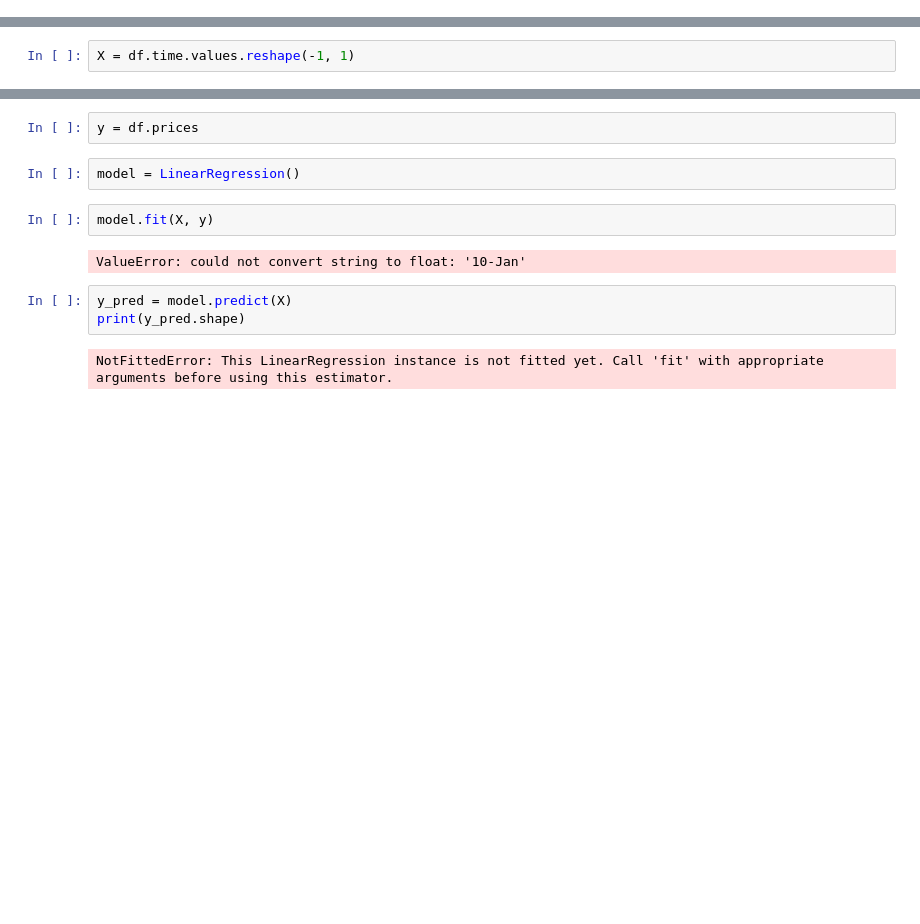
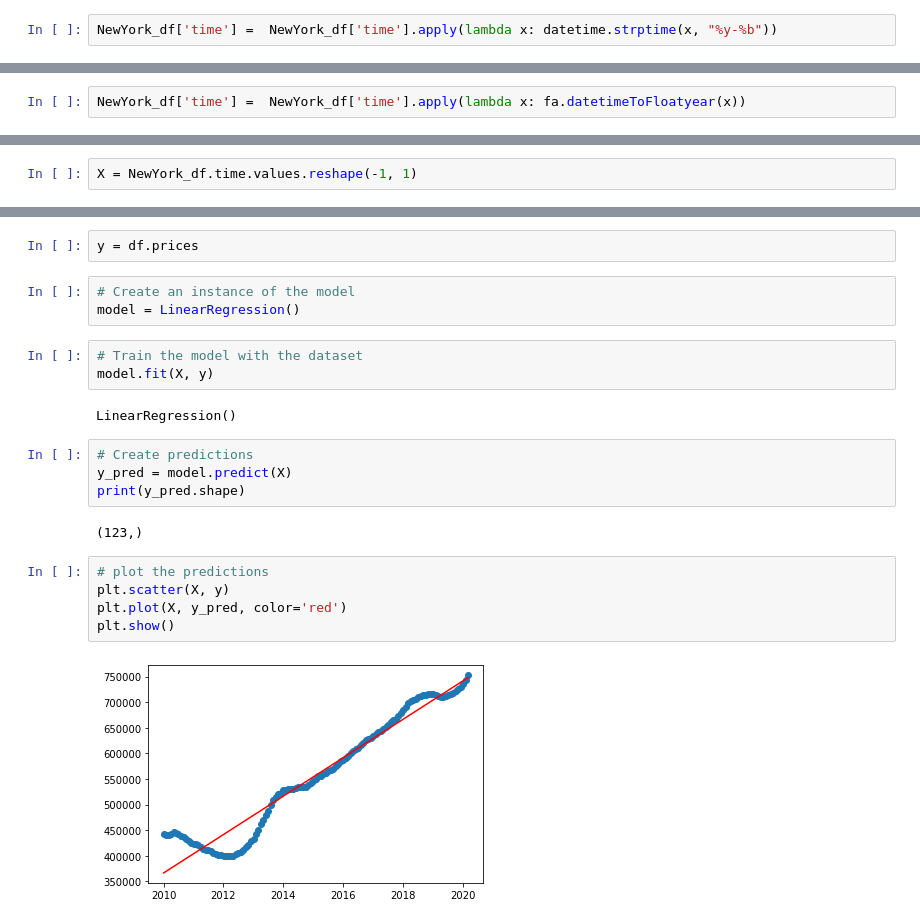
Before and after one commit to tharren12/Group_8_Final_Project, a Jupyter notebook: Notebook/City_Zhvi_AllHomes.ipynb, the cells around one changed output, grey strips where cells are left out. Drawn from its saved outputs; the diff is of its cells as text; blank space fills up the shorter version.

Commit message:
Linear Regression update

```diff
--- a/Notebook/City_Zhvi_AllHomes.ipynb
+++ b/Notebook/City_Zhvi_AllHomes.ipynb
@@ -329,6 +362,8 @@ NewYork_df
 | 121 | 121 | 20-Feb | 744137 |
 | 122 | 122 | 20-Mar | 752508 |
 123 rows × 3 columns
+# %%
+NewYork_df['time'] =  NewYork_df['time'].apply(lambda x: datetime.strptime(x, "%y-%b"))
 # %%
 plt.scatter(df.time, df.prices)
 plt.xlabel('time')
@@ -336,3 +371,5 @@ plt.ylabel('prices')
 plt.show()
 # %% [output]
 [figure]
+# %%
+NewYork_df['time'] =  NewYork_df['time'].apply(lambda x: fa.datetimeToFloatyear(x))
@@ -339,5 +383,5 @@ plt.show()
 # %%
-X = df.time.values.reshape(-1, 1)
+X = NewYork_df.time.values.reshape(-1, 1)
 # %%
 X[:5]
 # %% [output]
@@ -352,14 +396,24 @@ X.shape
 (123, 1)
 # %%
 y = df.prices
-# %%
-model = LinearRegression()
-# %%
-model.fit(X, y)
-# %% [output]
-ValueError: could not convert string to float: '10-Jan'
+# %%
+# Create an instance of the model
+model = LinearRegression()
+# %%
+# Train the model with the dataset
+model.fit(X, y)
+# %% [output]
+LinearRegression()
 # %%
+# Create predictions
 y_pred = model.predict(X)
 print(y_pred.shape)
 # %% [output]
-NotFittedError: This LinearRegression instance is not fitted yet. Call 'fit' with appropriate arguments before using this estimator.
+(123,)
+# %%
+# plot the predictions
+plt.scatter(X, y)
+plt.plot(X, y_pred, color='red')
+plt.show()
+# %% [output]
+[figure, added]
```
Also changed, not shown: parts of 16 cells of this notebook.
